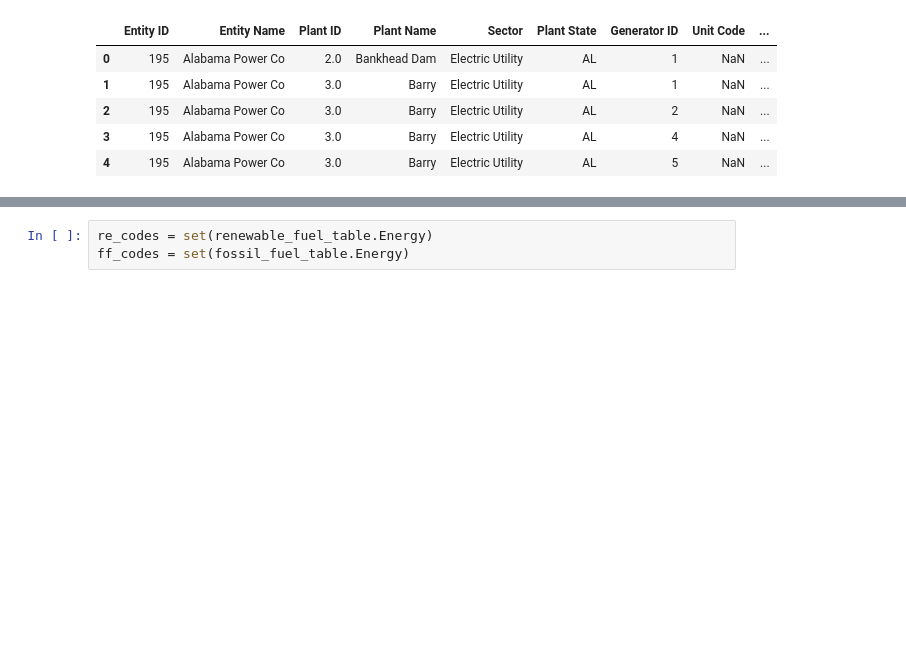
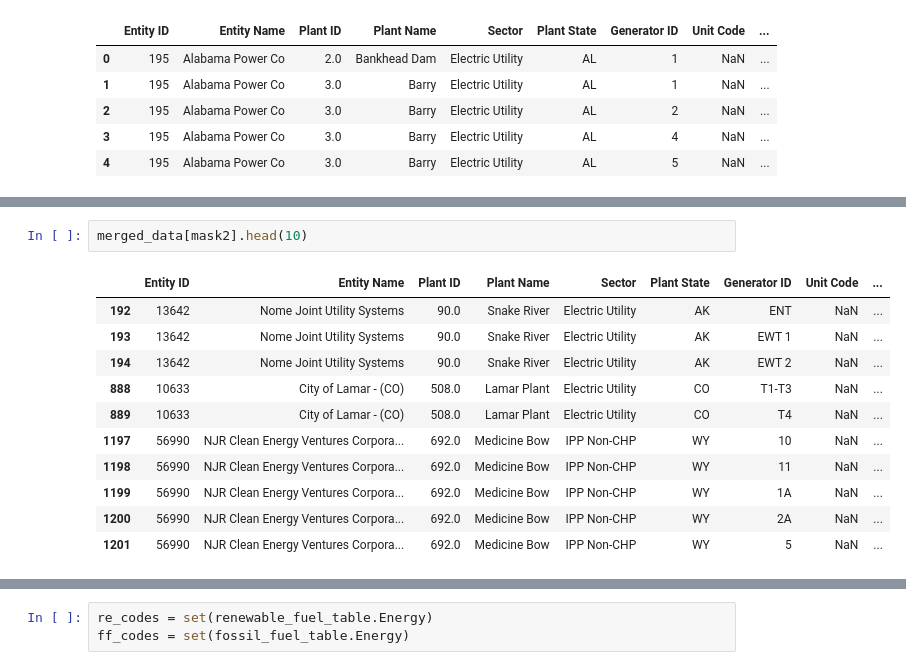
Before and after one commit to Tclack88/Lambda, a Jupyter notebook: module1/assignment_applied_modeling_1.ipynb, the cells around one changed output, grey strips where cells are left out. Saved outputs shown, nothing was run; the diff lists cells and outputs as text; blank space fills up the shorter version.

```diff
--- a/module1/assignment_applied_modeling_1.ipynb
+++ b/module1/assignment_applied_modeling_1.ipynb
@@ -392,0 +385,14 @@ merged_copy[merged_copy['Energy Source Code'] == 'WND']
+# %%
+merged_data[mask2].head(10)
+# %% [output]
+|  | Entity ID | Entity Name | Plant ID | Plant Name | Sector | Plant State | Generator ID | Unit Code | ... |
+| 192 | 13642 | Nome Joint Utility Systems | 90.0 | Snake River | Electric Utility | AK | ENT | NaN | ... |
+| 193 | 13642 | Nome Joint Utility Systems | 90.0 | Snake River | Electric Utility | AK | EWT 1 | NaN | ... |
+| 194 | 13642 | Nome Joint Utility Systems | 90.0 | Snake River | Electric Utility | AK | EWT 2 | NaN | ... |
+| 888 | 10633 | City of Lamar - (CO) | 508.0 | Lamar Plant | Electric Utility | CO | T1-T3 | NaN | ... |
+| 889 | 10633 | City of Lamar - (CO) | 508.0 | Lamar Plant | Electric Utility | CO | T4 | NaN | ... |
+| 1197 | 56990 | NJR Clean Energy Ventures Corpora... | 692.0 | Medicine Bow | IPP Non-CHP | WY | 10 | NaN | ... |
+| 1198 | 56990 | NJR Clean Energy Ventures Corpora... | 692.0 | Medicine Bow | IPP Non-CHP | WY | 11 | NaN | ... |
+| 1199 | 56990 | NJR Clean Energy Ventures Corpora... | 692.0 | Medicine Bow | IPP Non-CHP | WY | 1A | NaN | ... |
+| 1200 | 56990 | NJR Clean Energy Ventures Corpora... | 692.0 | Medicine Bow | IPP Non-CHP | WY | 2A | NaN | ... |
+| 1201 | 56990 | NJR Clean Energy Ventures Corpora... | 692.0 | Medicine Bow | IPP Non-CHP | WY | 5 | NaN | ... |
```
Also changed, not shown: parts of 10 cells of this notebook.
